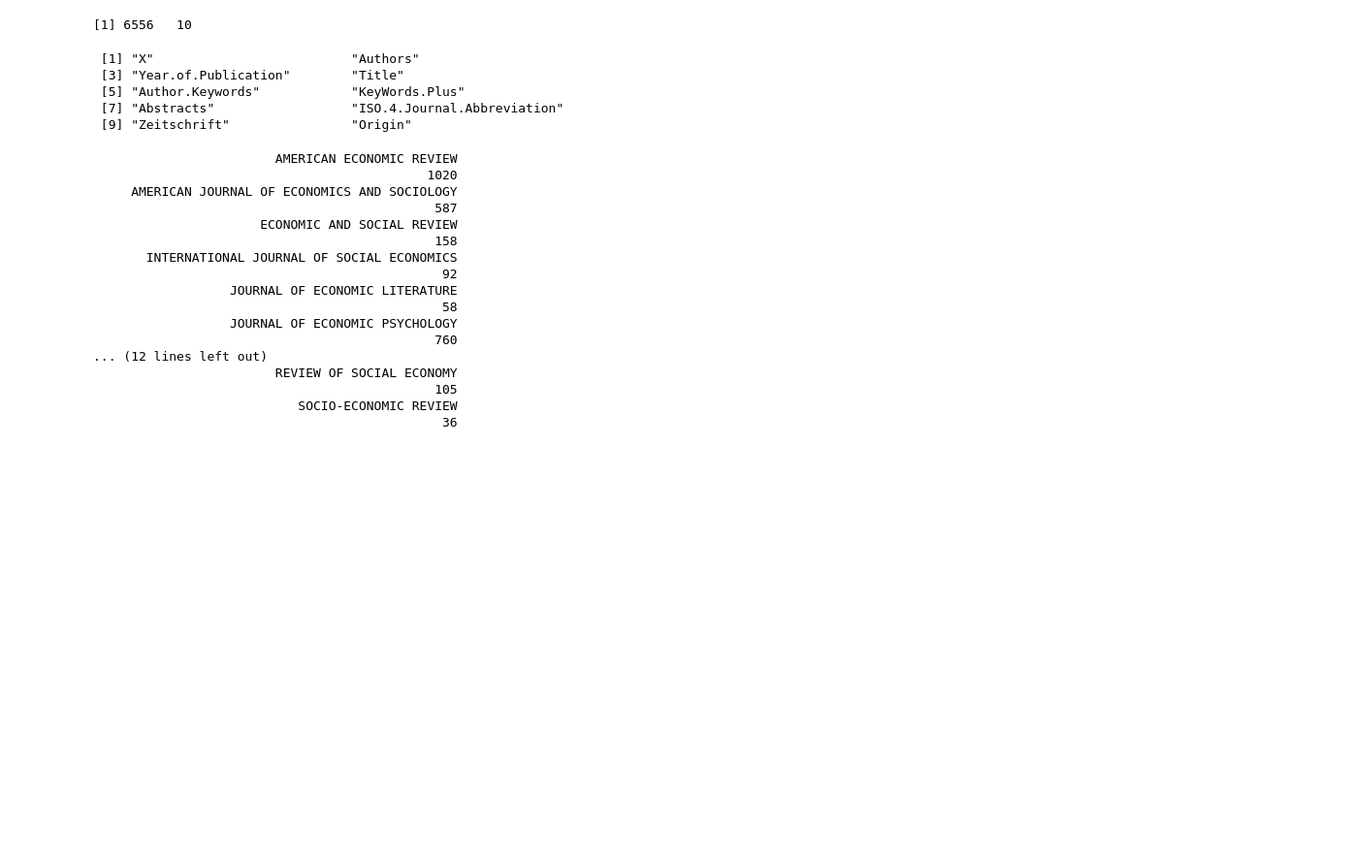
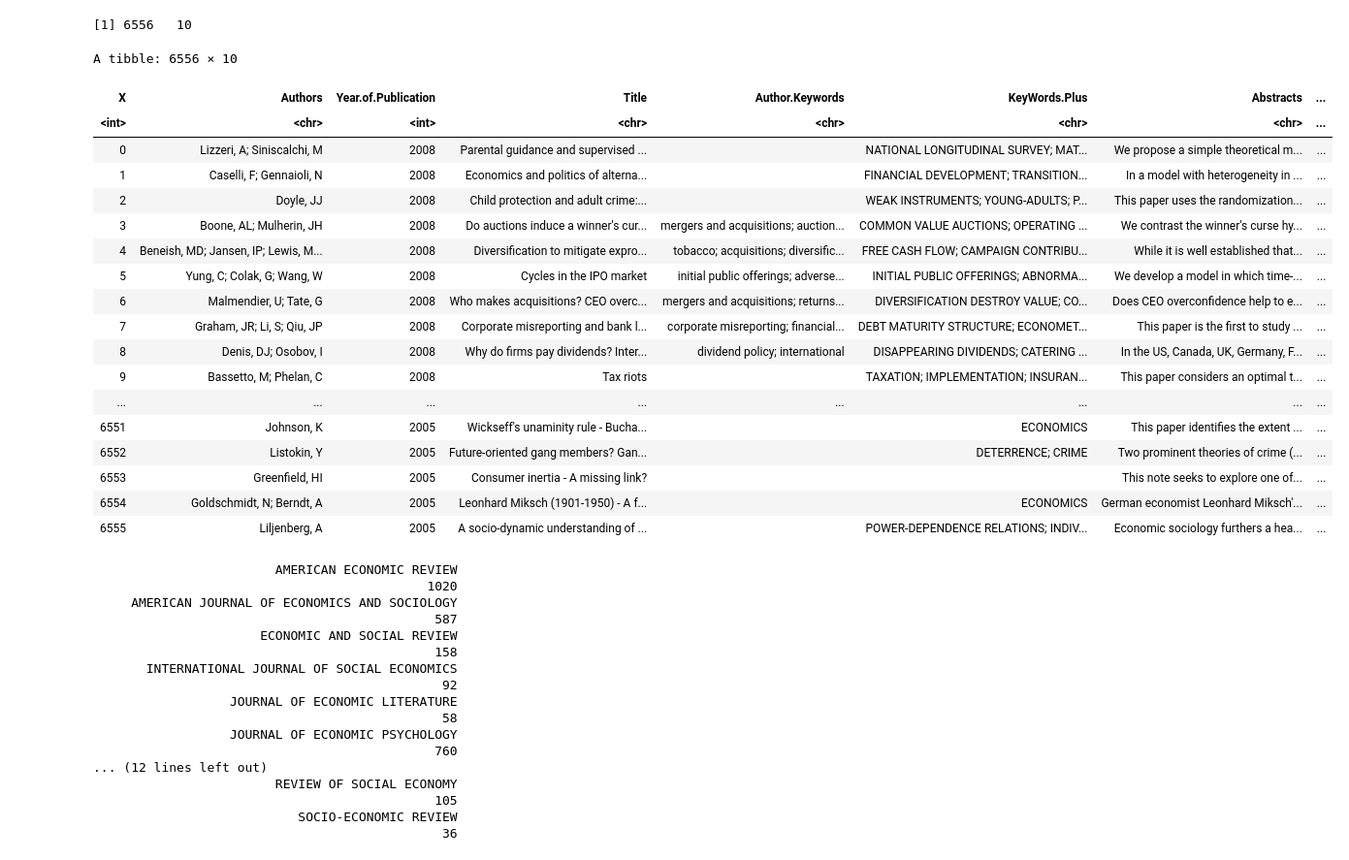
Before and after one commit to jrriebling/TM_R_Workshop, a Jupyter notebook: slides/2_Strings_und_RegEx.ipynb, the cells around one changed output. Shown at 97% size. Cells and saved outputs as stored; diff of their text form; code cells hidden in the pictures; blank space fills up the shorter version.

```diff
--- a/slides/2_Strings_und_RegEx.ipynb
+++ b/slides/2_Strings_und_RegEx.ipynb
@@ -159,21 +159,36 @@ show(plain)
 
 One of the most common and robust data types is CSV (*comma seperated values*). Each line contains a row of data, seperated by a specific character (e.g. comma). Optionally, the first line contains a header giving the column names.
 # %%
-econ_df <- as_tibble(read.csv(file="data//EconAbstRaw.csv",
+library(tidyverse)
+econ_df <- as_tibble(read.csv(file="~/Dropbox/UNI/Lehre/Workshops/Text Analysis and Topic Modelling in R/data/EconAbstRaw.csv",
                               header=TRUE,
                               sep=","))
 # %%
 dim(econ_df)
 # %% [output]
 [1] 6556   10
-# %%
-names(econ_df)
-# %% [output]
- [1] "X"                          "Authors"
- [3] "Year.of.Publication"        "Title"
- [5] "Author.Keywords"            "KeyWords.Plus"
- [7] "Abstracts"                  "ISO.4.Journal.Abbreviation"
- [9] "Zeitschrift"                "Origin"
+# %%
+econ_df
+# %% [output]
+A tibble: 6556 × 10
+| X | Authors | Year.of.Publication | Title | Author.Keywords | KeyWords.Plus | Abstracts | ... |
+| <int> | <chr> | <int> | <chr> | <chr> | <chr> | <chr> | ... |
+| 0 | Lizzeri, A; Siniscalchi, M | 2008 | Parental guidance and supervised ... |  | NATIONAL LONGITUDINAL SURVEY; MAT... | We propose a simple theoretical m... | ... |
+| 1 | Caselli, F; Gennaioli, N | 2008 | Economics and politics of alterna... |  | FINANCIAL DEVELOPMENT; TRANSITION... | In a model with heterogeneity in ... | ... |
+| 2 | Doyle, JJ | 2008 | Child protection and adult crime:... |  | WEAK INSTRUMENTS; YOUNG-ADULTS; P... | This paper uses the randomization... | ... |
+| 3 | Boone, AL; Mulherin, JH | 2008 | Do auctions induce a winner's cur... | mergers and acquisitions; auction... | COMMON VALUE AUCTIONS; OPERATING ... | We contrast the winner's curse hy... | ... |
+| 4 | Beneish, MD; Jansen, IP; Lewis, M... | 2008 | Diversification to mitigate expro... | tobacco; acquisitions; diversific... | FREE CASH FLOW; CAMPAIGN CONTRIBU... | While it is well established that... | ... |
+| 5 | Yung, C; Colak, G; Wang, W | 2008 | Cycles in the IPO market | initial public offerings; adverse... | INITIAL PUBLIC OFFERINGS; ABNORMA... | We develop a model in which time-... | ... |
+| 6 | Malmendier, U; Tate, G | 2008 | Who makes acquisitions? CEO overc... | mergers and acquisitions; returns... | DIVERSIFICATION DESTROY VALUE; CO... | Does CEO overconfidence help to e... | ... |
+| 7 | Graham, JR; Li, S; Qiu, JP | 2008 | Corporate misreporting and bank l... | corporate misreporting; financial... | DEBT MATURITY STRUCTURE; ECONOMET... | This paper is the first to study ... | ... |
+| 8 | Denis, DJ; Osobov, I | 2008 | Why do firms pay dividends? Inter... | dividend policy; international | DISAPPEARING DIVIDENDS; CATERING ... | In the US, Canada, UK, Germany, F... | ... |
+| 9 | Bassetto, M; Phelan, C | 2008 | Tax riots |  | TAXATION; IMPLEMENTATION; INSURAN... | This paper considers an optimal t... | ... |
+| ... | ... | ... | ... | ... | ... | ... | ... |
+| 6551 | Johnson, K | 2005 | Wickseff's unaminity rule - Bucha... |  | ECONOMICS | This paper identifies the extent ... | ... |
+| 6552 | Listokin, Y | 2005 | Future-oriented gang members? Gan... |  | DETERRENCE; CRIME | Two prominent theories of crime (... | ... |
+| 6553 | Greenfield, HI | 2005 | Consumer inertia - A missing link? |  |  | This note seeks to explore one of... | ... |
+| 6554 | Goldschmidt, N; Berndt, A | 2005 | Leonhard Miksch (1901-1950) - A f... |  | ECONOMICS | German economist Leonhard Miksch'... | ... |
+| 6555 | Liljenberg, A | 2005 | A socio-dynamic understanding of ... |  | POWER-DEPENDENCE RELATIONS; INDIV... | Economic sociology furthers a hea... | ... |
 # %%
 table(econ_df$Zeitschrift)
 # %% [output]
```
Also changed, not shown: parts of 9 cells of this notebook, 2 other files.
